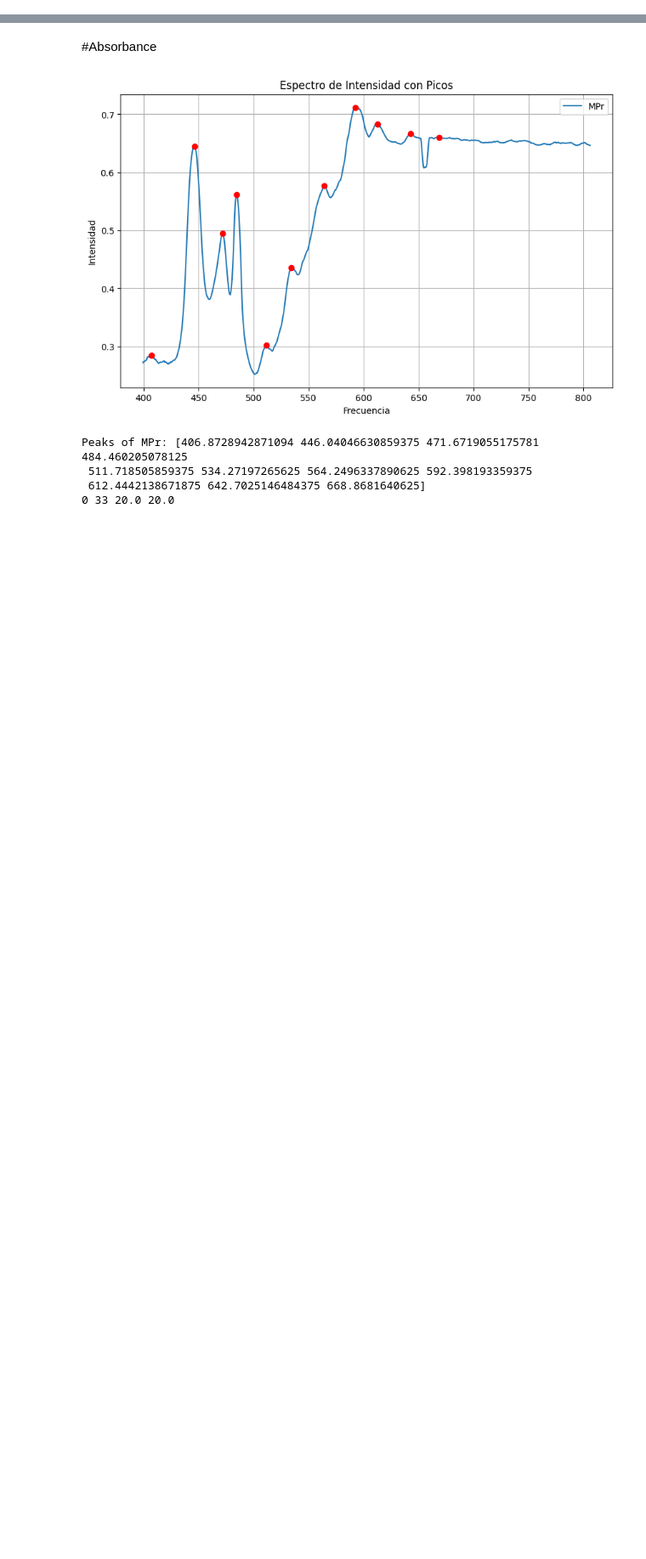
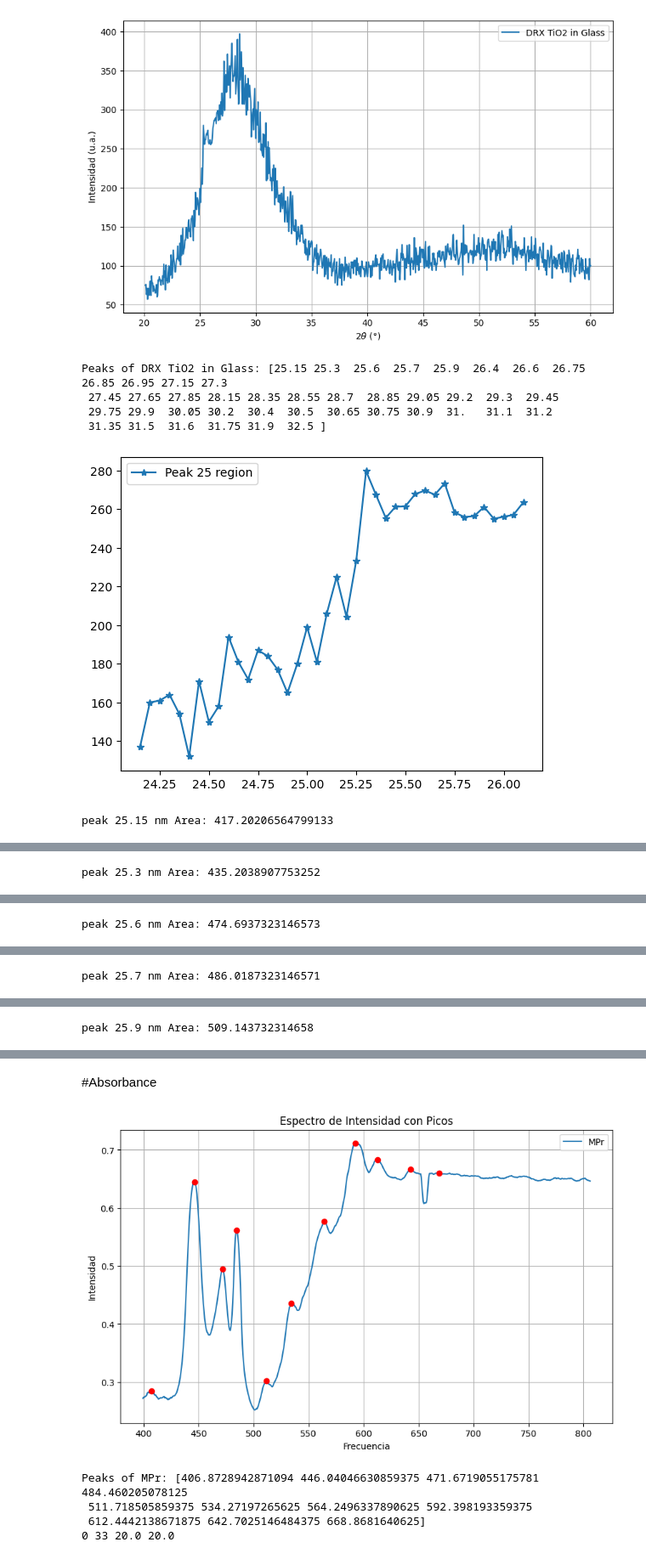
Before and after one commit to juanF9910/Rare_earths, a Jupyter notebook: JuddOfelt_SpectrumAnalysis.ipynb, the cells around one changed output, grey strips where cells are left out. Shown at 85% size. Cells and saved outputs as stored; diff of their text form; code cells hidden in the pictures; blank space fills up the shorter version.

```diff
--- a/JuddOfelt_SpectrumAnalysis.ipynb
+++ b/JuddOfelt_SpectrumAnalysis.ipynb
@@ -128,0 +152,18 @@ def Peakfinder(frecuencia, intensidad,h,name):
+# %%
+df = pd.read_excel('DRXglassTiO2.xls')
+startrow=0
+endrow=1100
+theta1=np.array(df.iloc[startrow:endrow,0])
+inten1=np.array(df.iloc[startrow:endrow,1])
+theta2=np.array(df.iloc[startrow:endrow,2])
+inten2=np.array(df.iloc[startrow:endrow,3])
+Peakfinder(theta1, inten1,200,"DRX TiO2 in Glass")
+#Peakfinder(theta2, inten2,200,"DRX_TiO2Alone")
+# %% [output]
+[figure, added]
+Peaks of DRX TiO2 in Glass: [25.15 25.3  25.6  25.7  25.9  26.4  26.6  26.75 26.85 26.95 27.15 27.3
+ 27.45 27.65 27.85 28.15 28.35 28.55 28.7  28.85 29.05 29.2  29.3  29.45
+ 29.75 29.9  30.05 30.2  30.4  30.5  30.65 30.75 30.9  31.   31.1  31.2
+ 31.35 31.5  31.6  31.75 31.9  32.5 ]
+[figure, added]
+peak 25.15 nm Area: 417.20206564799133
@@ -128,0 +171 @@ def Peakfinder(frecuencia, intensidad,h,name):
+peak 25.3 nm Area: 435.2038907753252
@@ -128,0 +173 @@ def Peakfinder(frecuencia, intensidad,h,name):
+peak 25.6 nm Area: 474.6937323146573
@@ -128,0 +175 @@ def Peakfinder(frecuencia, intensidad,h,name):
+peak 25.7 nm Area: 486.0187323146571
@@ -128,0 +177 @@ def Peakfinder(frecuencia, intensidad,h,name):
+peak 25.9 nm Area: 509.143732314658
```
Also changed, not shown: parts of 6 cells of this notebook.
